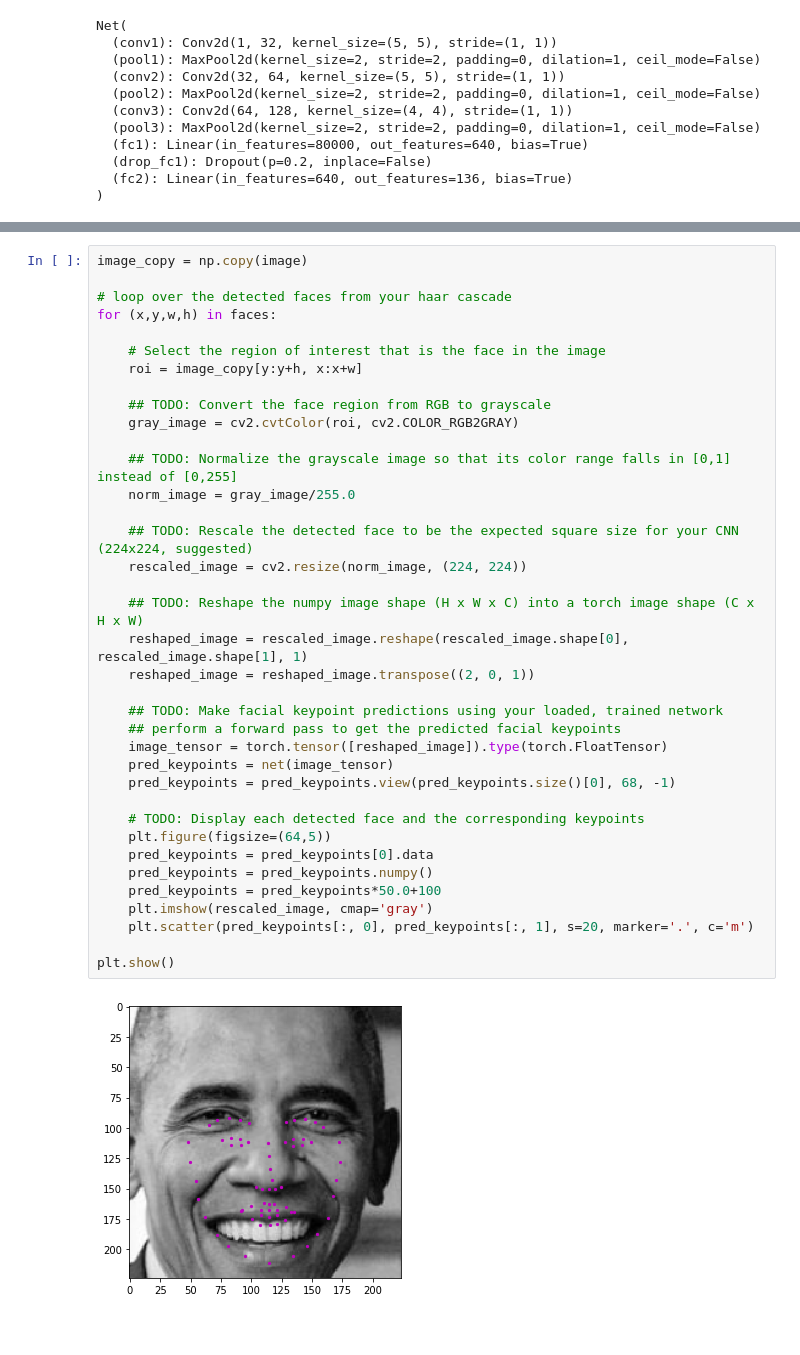
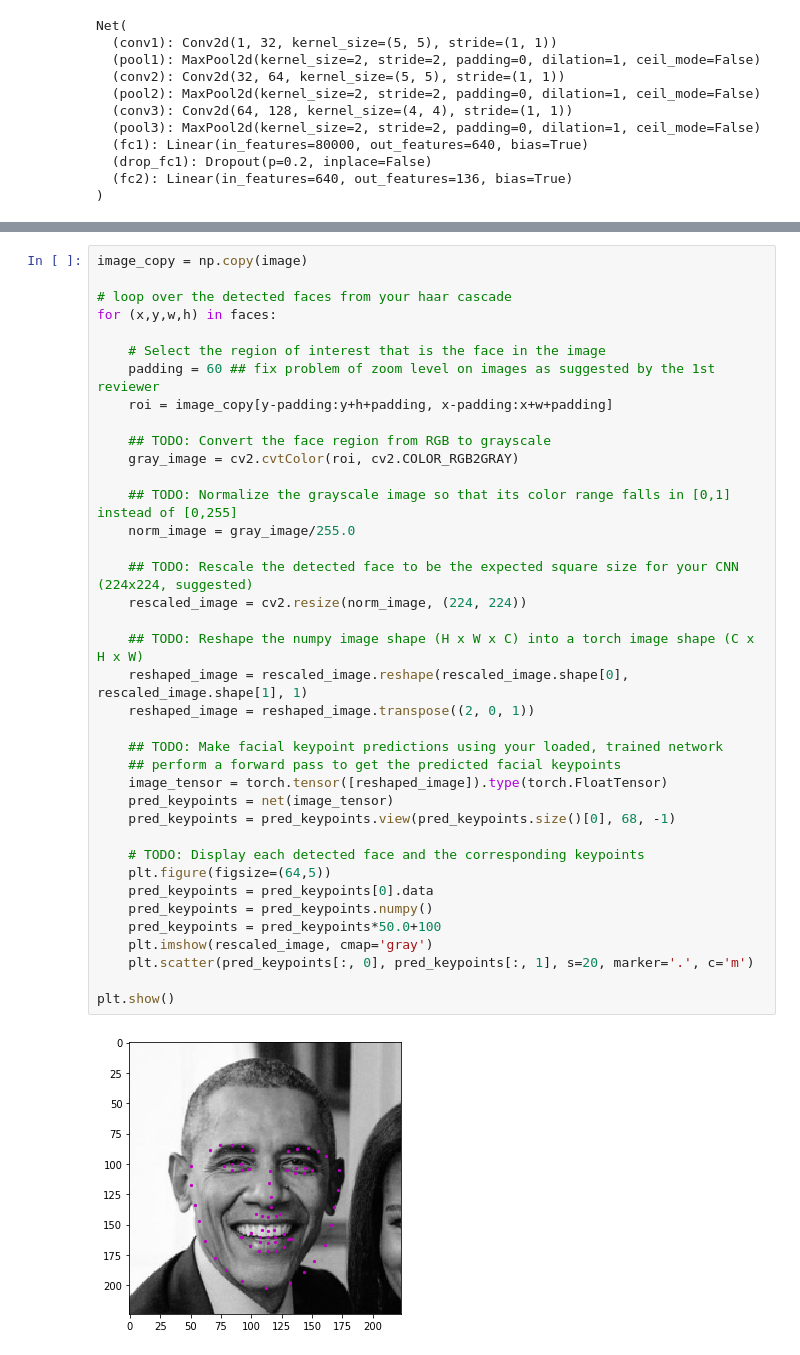
Before and after one commit to HaraldoFilho/Computer-Vision-Nanodegree, a Jupyter notebook: Projects/Project_1/P1_Facial_Keypoints/3. Facial Keypoint Detection, Complete Pipeline.ipynb, the cells around one changed output, grey strips where cells are left out. Cells and saved outputs as stored; diff of their text form.

Commit message:
Fixed problem on Notebook 3 as sugested by 1st reviewer

```diff
--- a/Projects/Project_1/P1_Facial_Keypoints/3. Facial Keypoint Detection, Complete Pipeline.ipynb
+++ b/Projects/Project_1/P1_Facial_Keypoints/3. Facial Keypoint Detection, Complete Pipeline.ipynb
@@ -126,35 +126,36 @@ image_copy = np.copy(image)
 for (x,y,w,h) in faces:
 
     # Select the region of interest that is the face in the image
-    roi = image_copy[y:y+h, x:x+w]
+    padding = 60 ## fix problem of zoom level on images as suggested by the 1st reviewer
+    roi = image_copy[y-padding:y+h+padding, x-padding:x+w+padding]
 
     ## TODO: Convert the face region from RGB to grayscale
     gray_image = cv2.cvtColor(roi, cv2.COLOR_RGB2GRAY)
 
     ## TODO: Normalize the grayscale image so that its color range falls in [0,1] instead of [0,255]
     norm_image = gray_image/255.0
 
     ## TODO: Rescale the detected face to be the expected square size for your CNN (224x224, suggested)
     rescaled_image = cv2.resize(norm_image, (224, 224))
 
     ## TODO: Reshape the numpy image shape (H x W x C) into a torch image shape (C x H x W)
     reshaped_image = rescaled_image.reshape(rescaled_image.shape[0], rescaled_image.shape[1], 1)
     reshaped_image = reshaped_image.transpose((2, 0, 1))
 
     ## TODO: Make facial keypoint predictions using your loaded, trained network
     ## perform a forward pass to get the predicted facial keypoints
     image_tensor = torch.tensor([reshaped_image]).type(torch.FloatTensor)
     pred_keypoints = net(image_tensor)
     pred_keypoints = pred_keypoints.view(pred_keypoints.size()[0], 68, -1)
 
     # TODO: Display each detected face and the corresponding keypoints
     plt.figure(figsize=(64,5))
     pred_keypoints = pred_keypoints[0].data
     pred_keypoints = pred_keypoints.numpy()
     pred_keypoints = pred_keypoints*50.0+100
     plt.imshow(rescaled_image, cmap='gray')
     plt.scatter(pred_keypoints[:, 0], pred_keypoints[:, 1], s=20, marker='.', c='m')
 
 plt.show()
 # %% [output]
-[figure, old version]
+[figure, new version]
```
Also changed, not shown: parts of 1 cell of this notebook.
